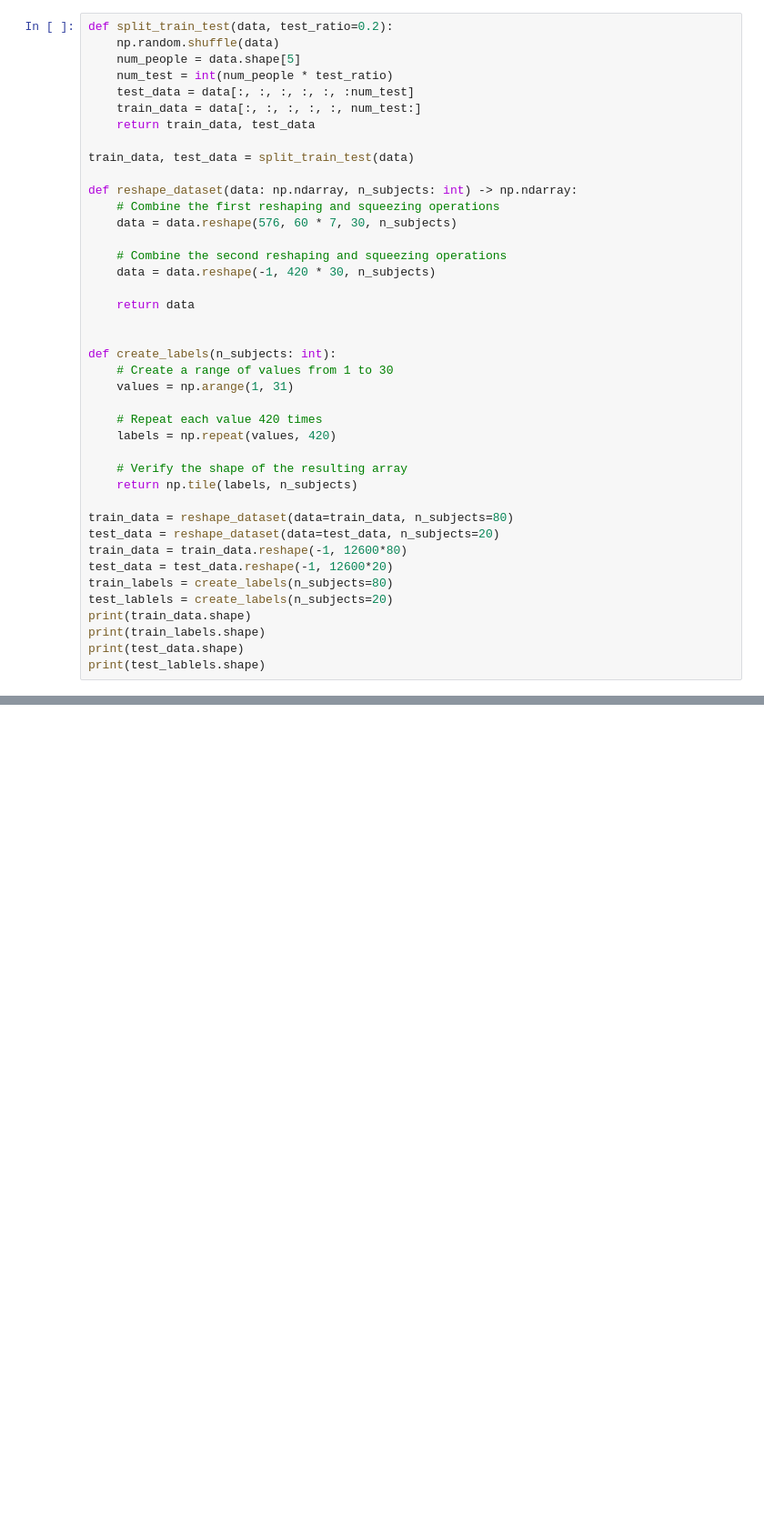
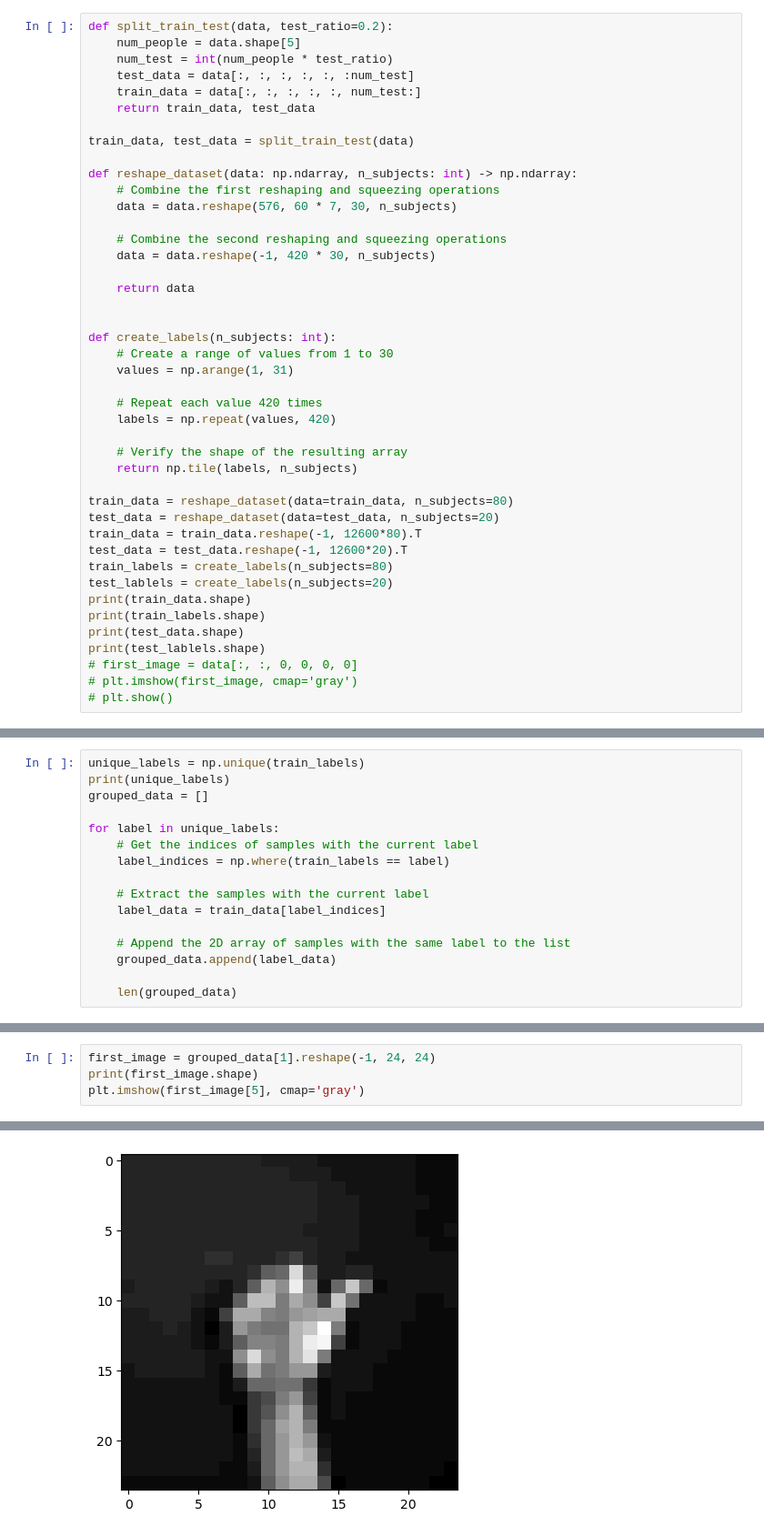
Before and after one commit to Santos-Enoque/mva, a Jupyter notebook: notebooks/data_processor.ipynb, the cells around one changed output, grey strips where cells are left out. Shown at 91% size. Cells and saved outputs as stored; diff of their text form; blank space fills up the shorter version.

```diff
--- a/notebooks/data_processor.ipynb
+++ b/notebooks/data_processor.ipynb
@@ -28,7 +24,6 @@ display_one_image_per_class(data)
 [figure]
 # %%
 def split_train_test(data, test_ratio=0.2):
-    np.random.shuffle(data)
     num_people = data.shape[5]
     num_test = int(num_people * test_ratio)
     test_data = data[:, :, :, :, :, :num_test]
@@ -59,12 +54,15 @@ def create_labels(n_subjects: int):
 
 train_data = reshape_dataset(data=train_data, n_subjects=80)
 test_data = reshape_dataset(data=test_data, n_subjects=20)
-train_data = train_data.reshape(-1, 12600*80)
-test_data = test_data.reshape(-1, 12600*20)
+train_data = train_data.reshape(-1, 12600*80).T
+test_data = test_data.reshape(-1, 12600*20).T
 train_labels = create_labels(n_subjects=80)
 test_lablels = create_labels(n_subjects=20)
 print(train_data.shape)
 print(train_labels.shape)
 print(test_data.shape)
 print(test_lablels.shape)
+# first_image = data[:, :, 0, 0, 0, 0]
+# plt.imshow(first_image, cmap='gray')
+# plt.show()
 # %% [output]
@@ -74 +72,17 @@ print(test_lablels.shape)
 (252000,)
+# %%
+unique_labels = np.unique(train_labels)
+print(unique_labels)
+grouped_data = []
+
+for label in unique_labels:
+    # Get the indices of samples with the current label
+    label_indices = np.where(train_labels == label)
+
+    # Extract the samples with the current label
+    label_data = train_data[label_indices]
+
+    # Append the 2D array of samples with the same label to the list
+    grouped_data.append(label_data)
+
+    len(grouped_data)
@@ -74,0 +98,5 @@ print(test_lablels.shape)
+# %%
+first_image = grouped_data[1].reshape(-1, 24, 24)
+print(first_image.shape)
+plt.imshow(first_image[5], cmap='gray')
+# %% [output]
@@ -74,0 +105 @@ print(test_lablels.shape)
+[figure, added]
```
Also changed, not shown: parts of 5 cells of this notebook, 1 other file.
